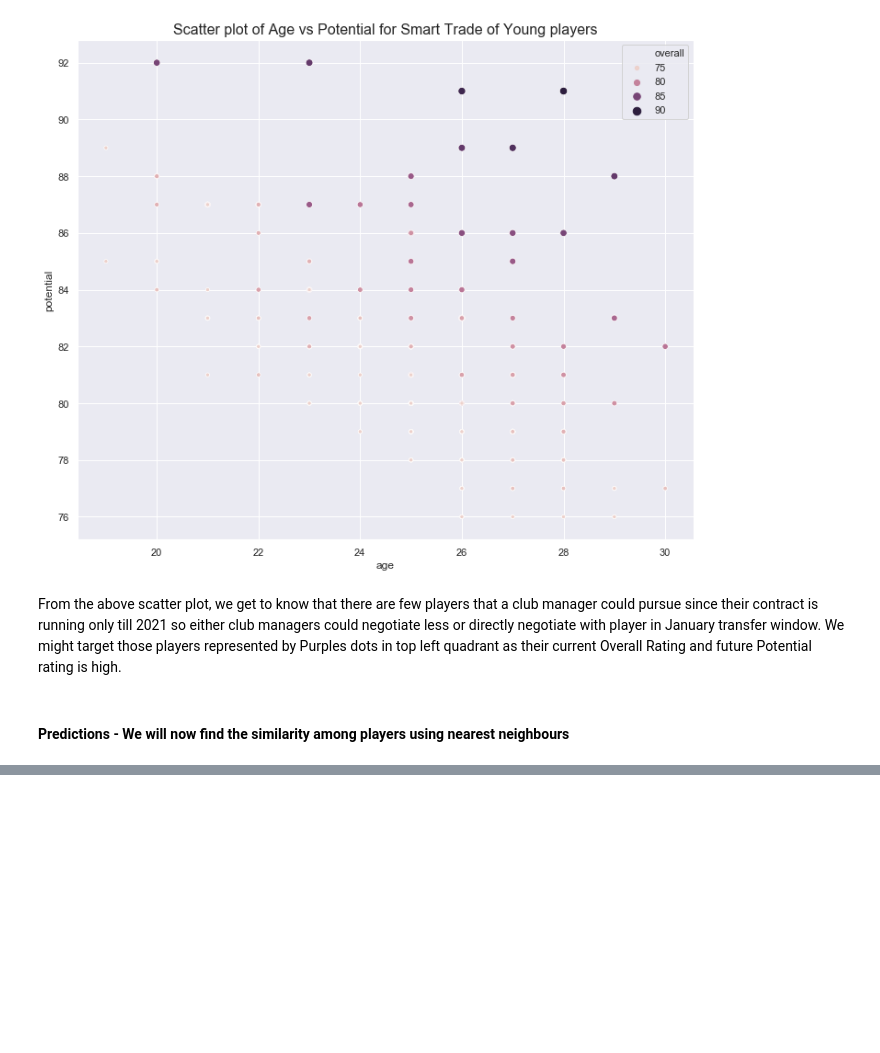
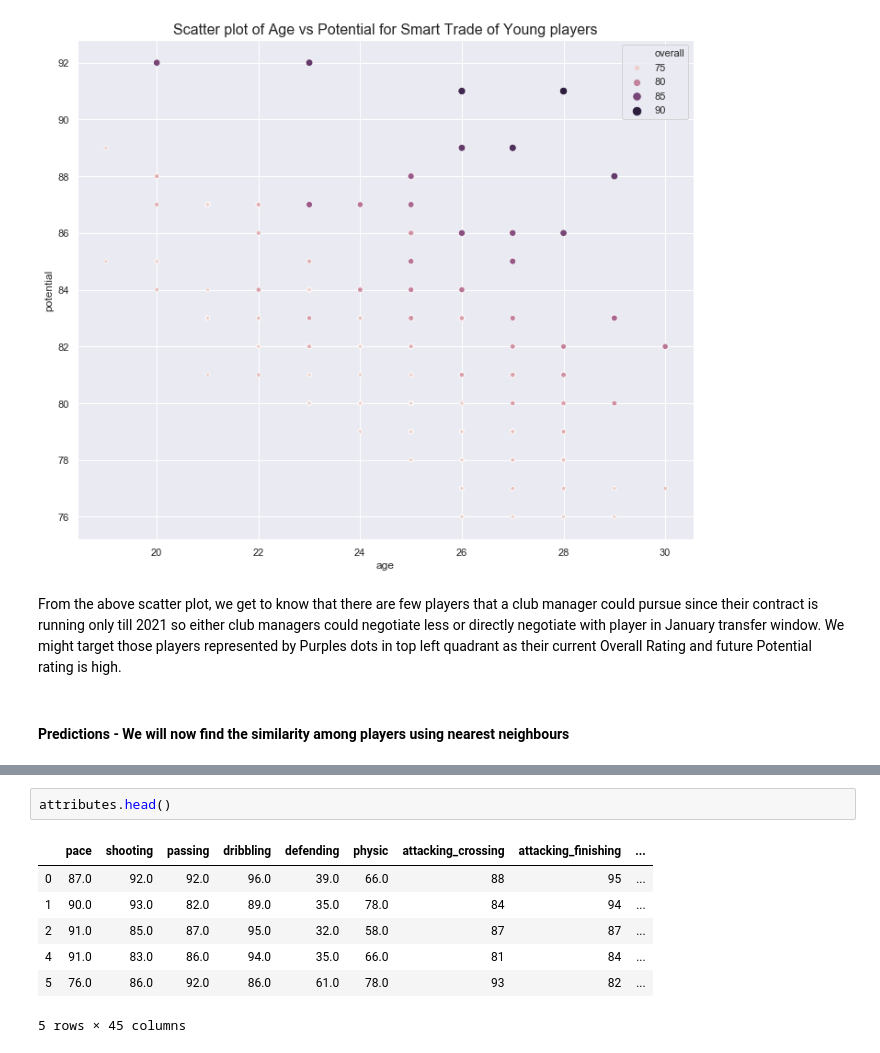
Before and after one commit to Arunima1992/Fifa20, a Jupyter notebook: Fifa20_Analysis.ipynb, the cells around one changed output, grey strips where cells are left out. Cells and saved outputs as stored; diff of their text form; blank space fills up the shorter version.

```diff
--- a/Fifa20_Analysis.ipynb
+++ b/Fifa20_Analysis.ipynb
@@ -267,0 +325,10 @@ From the above scatter plot, we get to know that there are few players that a cl
+# %%
+attributes.head()
+# %% [output]
+|  | pace | shooting | passing | dribbling | defending | physic | attacking_crossing | attacking_finishing | ... |
+| 0 | 87.0 | 92.0 | 92.0 | 96.0 | 39.0 | 66.0 | 88 | 95 | ... |
+| 1 | 90.0 | 93.0 | 82.0 | 89.0 | 35.0 | 78.0 | 84 | 94 | ... |
+| 2 | 91.0 | 85.0 | 87.0 | 95.0 | 32.0 | 58.0 | 87 | 87 | ... |
+| 4 | 91.0 | 83.0 | 86.0 | 94.0 | 35.0 | 66.0 | 81 | 84 | ... |
+| 5 | 76.0 | 86.0 | 92.0 | 86.0 | 61.0 | 78.0 | 93 | 82 | ... |
+5 rows × 45 columns
```
Also changed, not shown: parts of 7 cells of this notebook, 1 other file.
